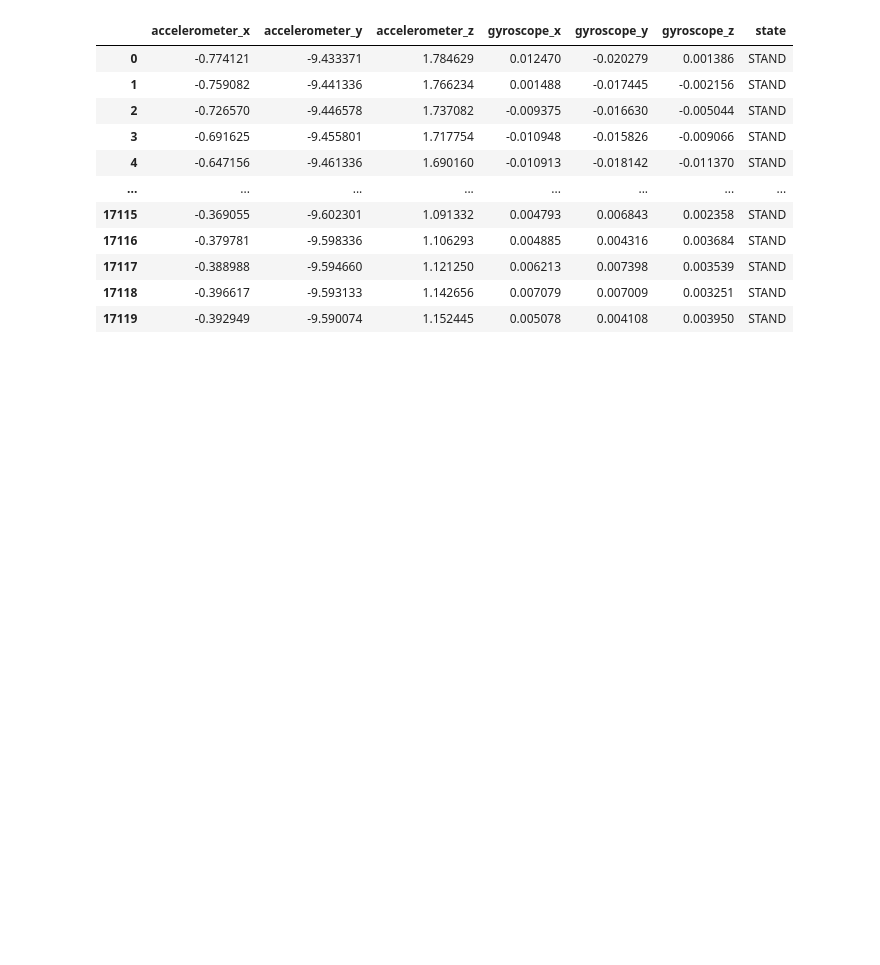
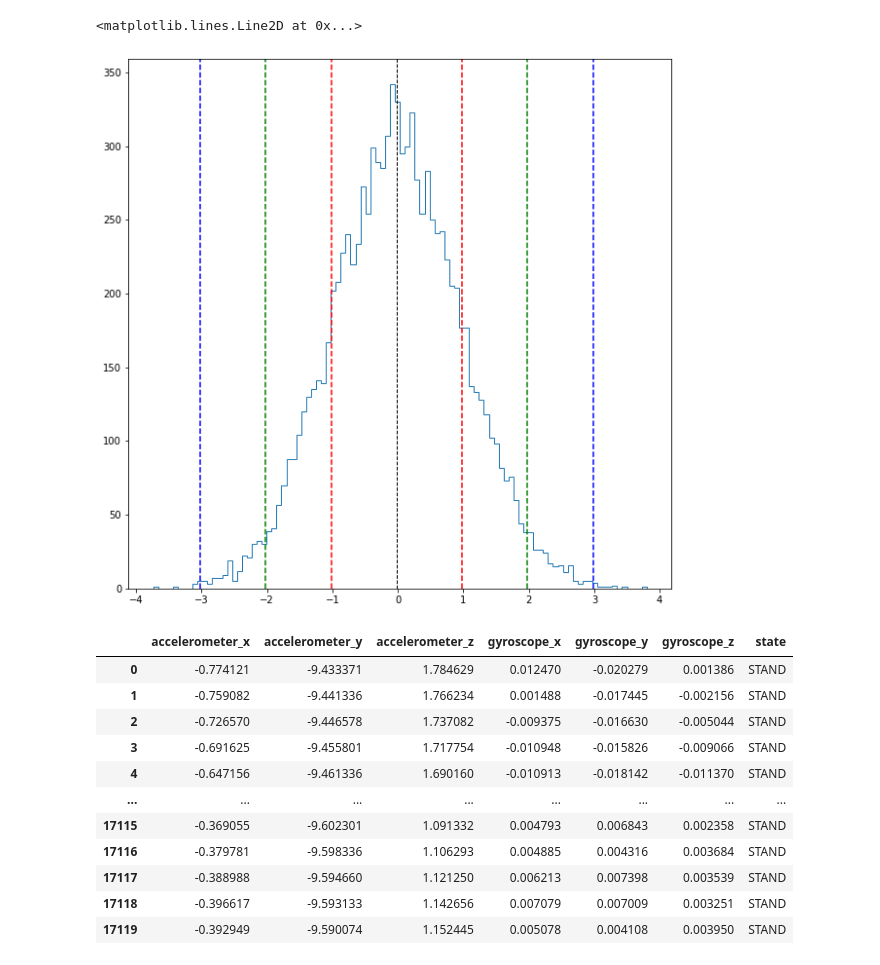
Before and after one commit to DafaWiratama/Project-Latansa-Human_Activity_Recognition, a Jupyter notebook: python/notebook.ipynb, the cells around one changed output. Drawn from its saved outputs; the diff is of its cells as text; code cells hidden in the pictures; blank space fills up the shorter version.

```diff
--- a/python/notebook.ipynb
+++ b/python/notebook.ipynb
@@ -9,3 +10,25 @@ import plotly.express as px
+# %%
+np.random.seed(0)
+population = np.random.normal(loc=0, scale=1, size=10_000)
+
+fig, ax = plt.subplots(1, 1, figsize=(10, 10))
+plt.hist(population, bins=100, histtype='step')
+
+std = 1
+mean = np.mean(population)
+
+plt.axvline(mean, color='k', linestyle='dashed', linewidth=1)
+plt.axvline(mean + std, color='r', linestyle='dashed')
+plt.axvline(mean - std, color='r', linestyle='dashed')
+
+plt.axvline(mean + std * 2, color='g', linestyle='dashed')
+plt.axvline(mean - std * 2, color='g', linestyle='dashed')
+
+plt.axvline(mean + std * 3, color='b', linestyle='dashed')
+plt.axvline(mean - std * 3, color='b', linestyle='dashed')
+# %% [output]
+<matplotlib.lines.Line2D at 0x...>
+[figure, added]
 # %%
 train_df = pd.read_csv("dataset_train.csv")
 val_df = pd.read_csv("dataset_val.csv")
```
Also changed, not shown: parts of 12 cells of this notebook, 3 other files.
